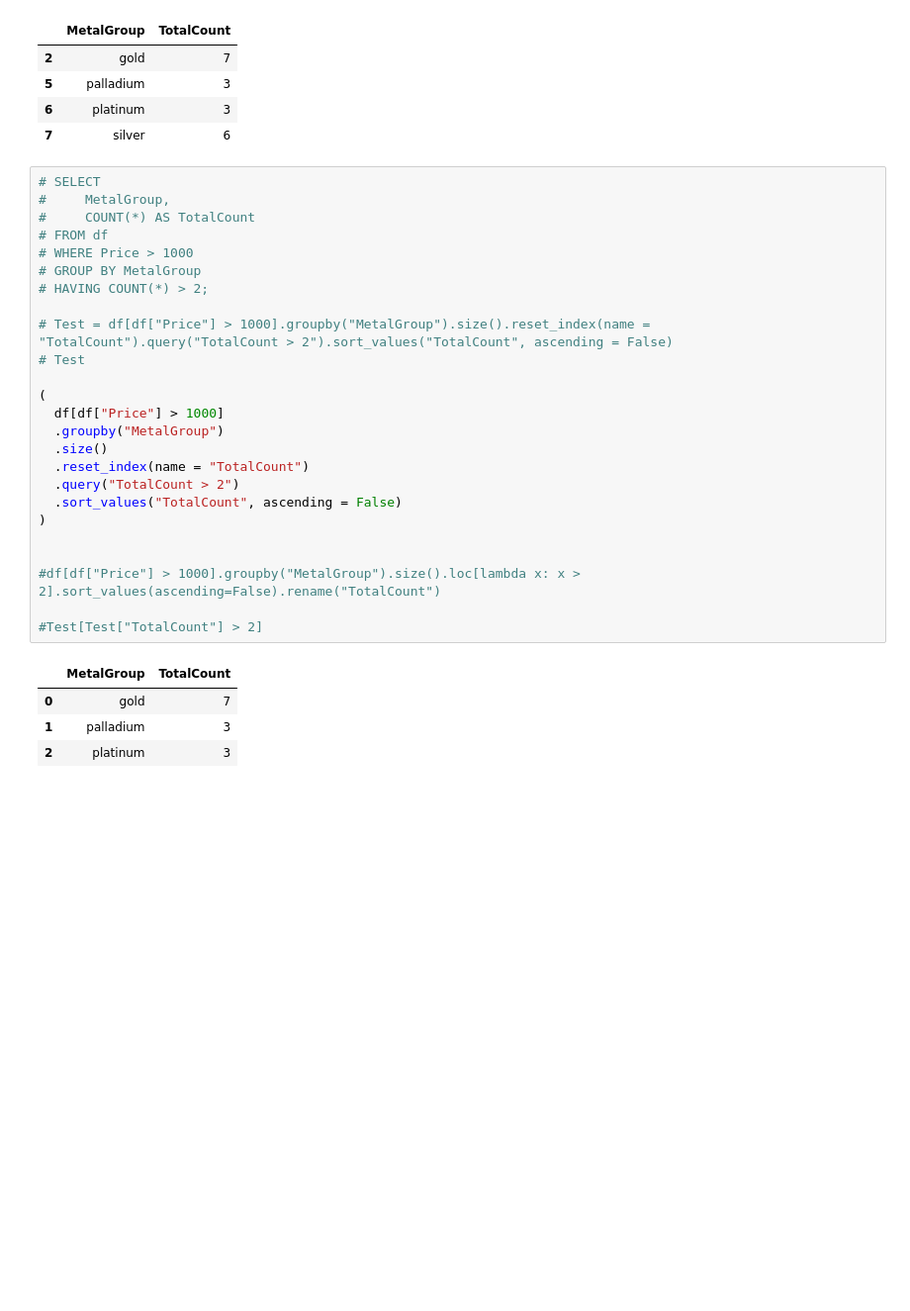
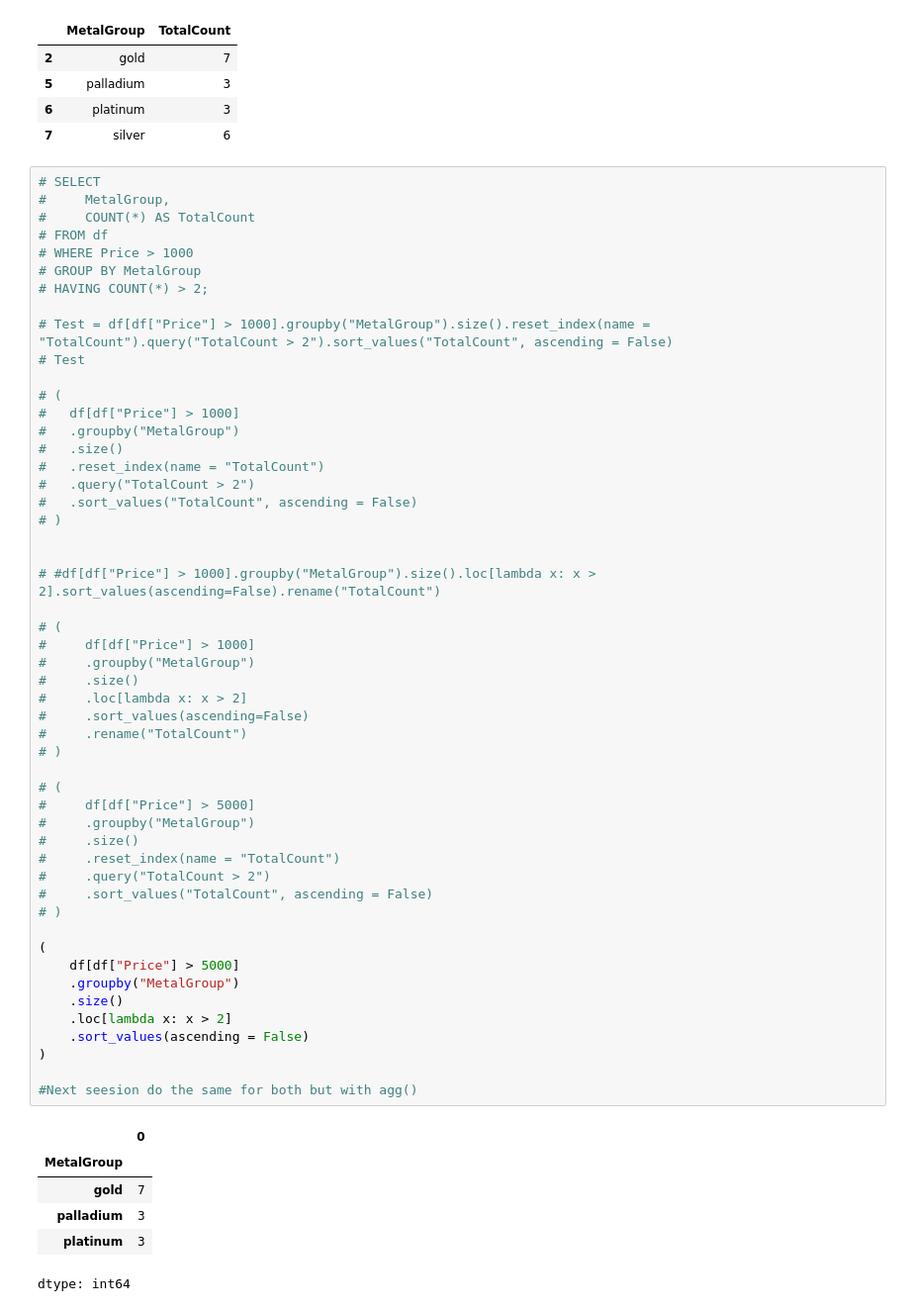
Before and after one commit to Otto-C/Otto-C.github.io, a Jupyter notebook: 01_Bullion_API_Extraction.ipynb, the cells around one changed output. Shown at 99% size. Cells and saved outputs as stored; diff of their text form; blank space fills up the shorter version.

```diff
--- a/01_Bullion_API_Extraction.ipynb
+++ b/01_Bullion_API_Extraction.ipynb
@@ -1719,30 +1719,58 @@ result[result["TotalCount"] > 2]
 # %%
 # SELECT
 #     MetalGroup,
 #     COUNT(*) AS TotalCount
 # FROM df
 # WHERE Price > 1000
 # GROUP BY MetalGroup
 # HAVING COUNT(*) > 2;
 
 # Test = df[df["Price"] > 1000].groupby("MetalGroup").size().reset_index(name = "TotalCount").query("TotalCount > 2").sort_values("TotalCount", ascending = False)
 # Test
 
+# (
+#   df[df["Price"] > 1000]
+#   .groupby("MetalGroup")
+#   .size()
+#   .reset_index(name = "TotalCount")
+#   .query("TotalCount > 2")
+#   .sort_values("TotalCount", ascending = False)
+# )
+
+
+# #df[df["Price"] > 1000].groupby("MetalGroup").size().loc[lambda x: x > 2].sort_values(ascending=False).rename("TotalCount")
+
+# (
+#     df[df["Price"] > 1000]
+#     .groupby("MetalGroup")
+#     .size()
+#     .loc[lambda x: x > 2]
+#     .sort_values(ascending=False)
+#     .rename("TotalCount")
+# )
+
+# (
+#     df[df["Price"] > 5000]
+#     .groupby("MetalGroup")
+#     .size()
+#     .reset_index(name = "TotalCount")
+#     .query("TotalCount > 2")
+#     .sort_values("TotalCount", ascending = False)
+# )
+
 (
-  df[df["Price"] > 1000]
-  .groupby("MetalGroup")
-  .size()
-  .reset_index(name = "TotalCount")
-  .query("TotalCount > 2")
-  .sort_values("TotalCount", ascending = False)
+    df[df["Price"] > 5000]
+    .groupby("MetalGroup")
+    .size()
+    .loc[lambda x: x > 2]
+    .sort_values(ascending = False)
 )
 
-
-#df[df["Price"] > 1000].groupby("MetalGroup").size().loc[lambda x: x > 2].sort_values(ascending=False).rename("TotalCount")
-
-#Test[Test["TotalCount"] > 2]
+#Next seesion do the same for both but with agg()
 # %% [output]
-|  | MetalGroup | TotalCount |
-| 0 | gold | 7 |
-| 1 | palladium | 3 |
-| 2 | platinum | 3 |
+|  | 0 |
+| MetalGroup |  |
+| gold | 7 |
+| palladium | 3 |
+| platinum | 3 |
+dtype: int64
```
